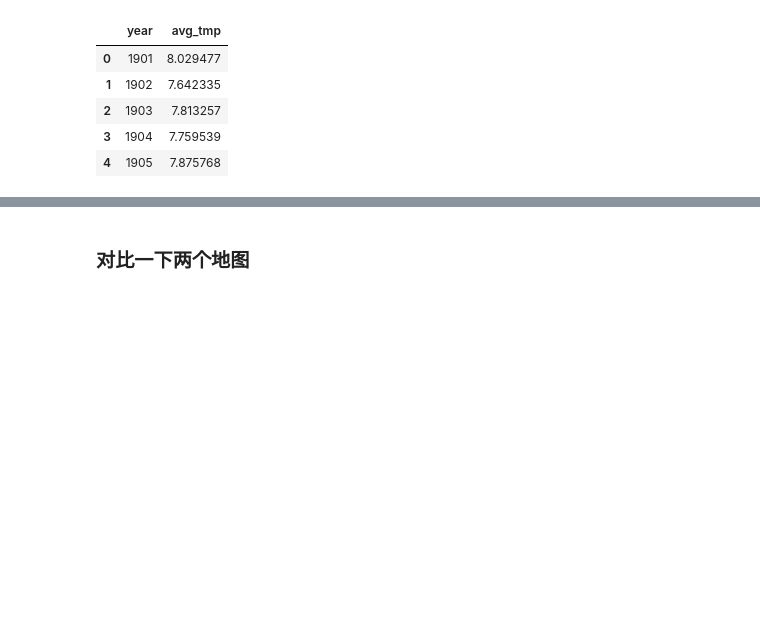
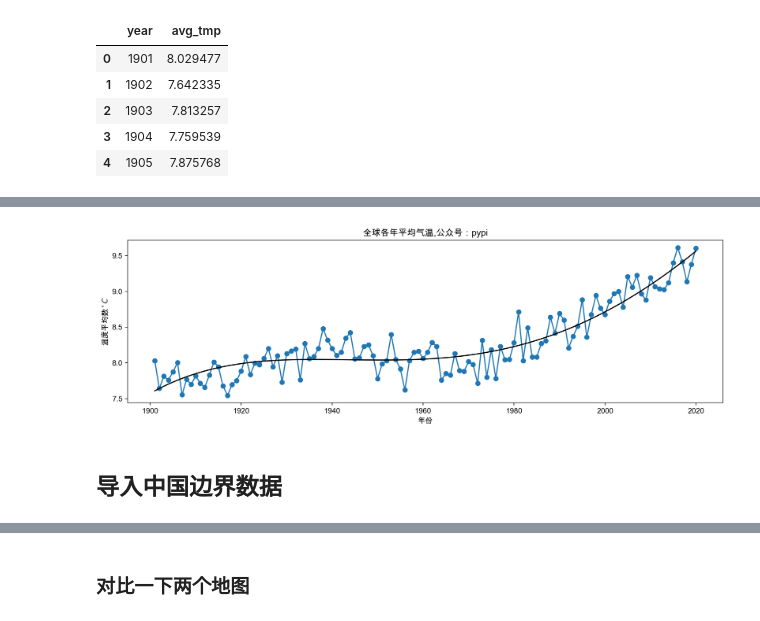
Before and after one commit to yuanzhoulvpi2017/tiny_python, a Jupyter notebook: python_GIS/03_区域数据的简单计算和文件处理.ipynb, the cells around one changed output, grey strips where cells are left out. Cells and saved outputs as stored; diff of their text form; code cells hidden in the pictures; blank space fills up the shorter version.

```diff
--- a/python_GIS/03_区域数据的简单计算和文件处理.ipynb
+++ b/python_GIS/03_区域数据的简单计算和文件处理.ipynb
@@ -135,10 +144,28 @@ Using matplotlib backend: MacOSX
+# %%
+def smooth_data(y_value, deg=4):
+    x_new = np.arange(y_value.shape[0])
+    new_param = np.polyfit(x_new, y_value, deg=deg)
+    value = np.zeros_like(x_new)
+    for index, param in enumerate(new_param[::-1]):
+        value = value + param * x_new ** index
+    return value
+
+
+y_new = smooth_data(y_value=year_tmp_df['avg_tmp'])
 # %%
 fig, ax = plt.subplots(figsize=(12, 4), dpi=200)
+# 原始点
 ax.plot(year_tmp_df['year'], year_tmp_df['avg_tmp'], linestyle='-', marker='o')
+# 多项式拟合
+ax.plot(year_tmp_df['year'], y_new, linestyle='-', color='black')
 ax.set_title("全球各年平均气温,公众号：pypi")
 ax.set_xlabel("年份")
 ax.set_ylabel("温度平均数$ ^\circ C $")
 plt.tight_layout()
 plt.show()
-fig.savefig("全球各年平均气温.png")
+fig.savefig("结果/全球各年平均气温.png")
+# %% [output]
+[figure, added]
+# %% [markdown]
+## 导入中国边界数据
 # %%
```
Also changed, not shown: parts of 22 cells of this notebook.
